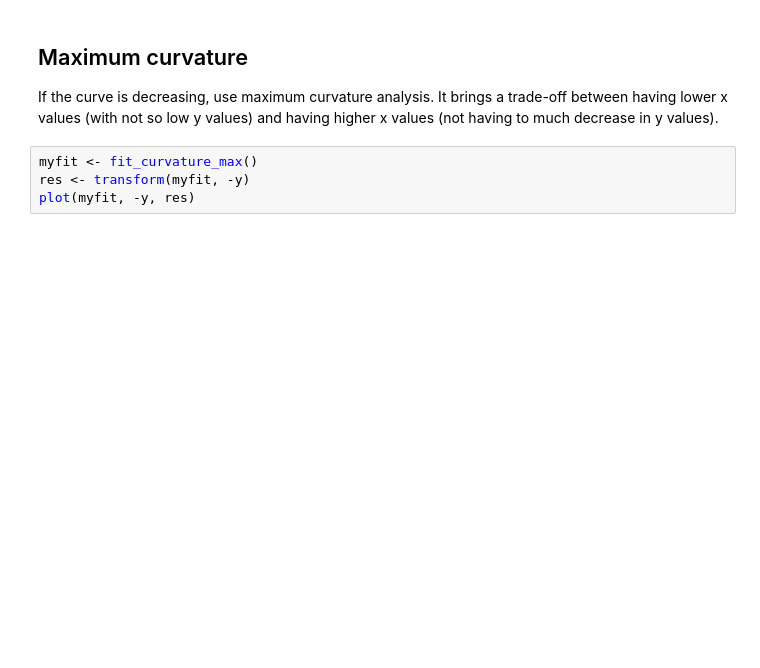
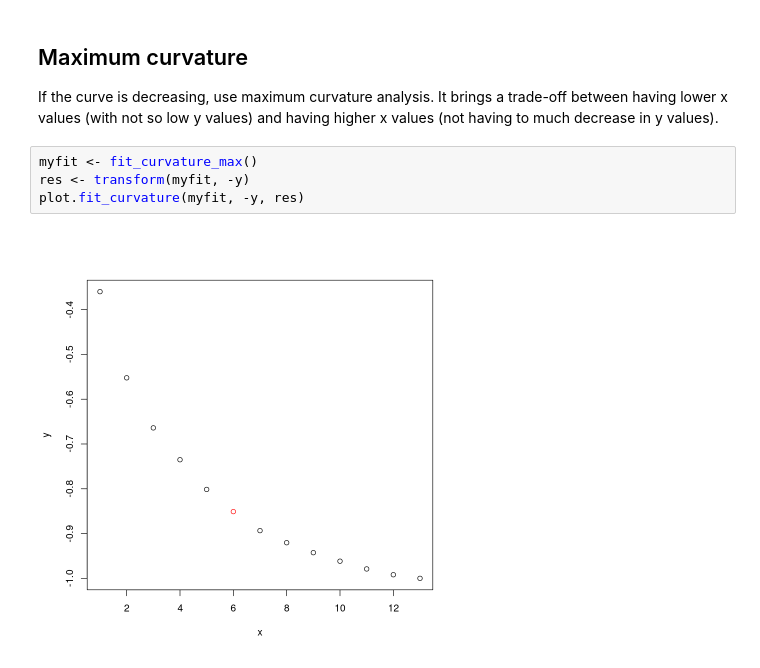
Before and after one commit to felipeat07/daltoolbox, a Jupyter notebook: examples/general/dal_fitting.ipynb, the cells around one changed output. Saved outputs shown, nothing was run; the diff lists cells and outputs as text; blank space fills up the shorter version.

```diff
--- a/examples/general/dal_fitting.ipynb
+++ b/examples/general/dal_fitting.ipynb
@@ -71,4 +55,6 @@ It brings a trade-off between having lower x values (with not so low y values) a
 # %%
 myfit <- fit_curvature_max()
 res <- transform(myfit, -y)
-plot(myfit, -y, res)
+plot.fit_curvature(myfit, -y, res)
+# %% [output]
+[figure, added]
```
Also changed, not shown: parts of 3 cells of this notebook, 27 other files.
